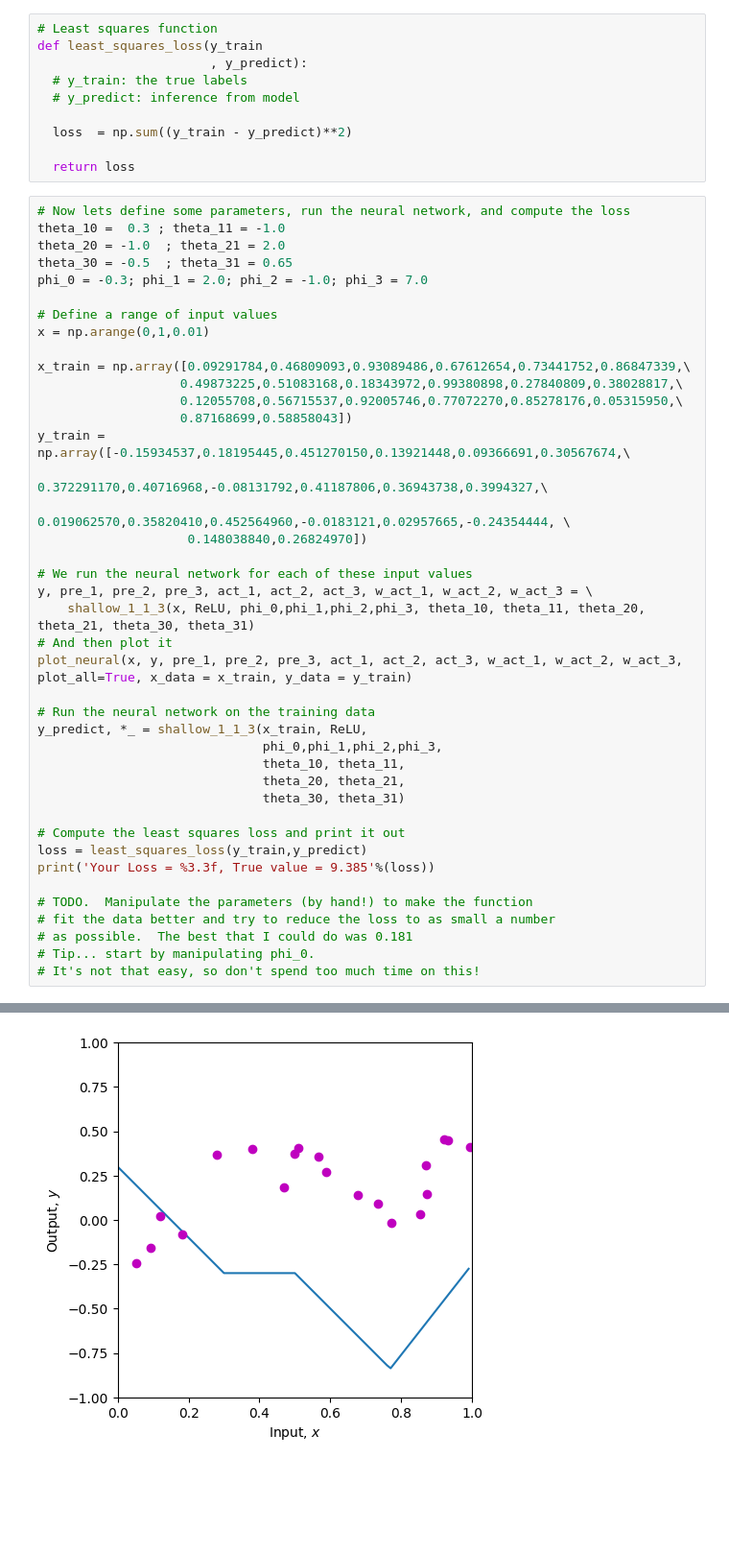
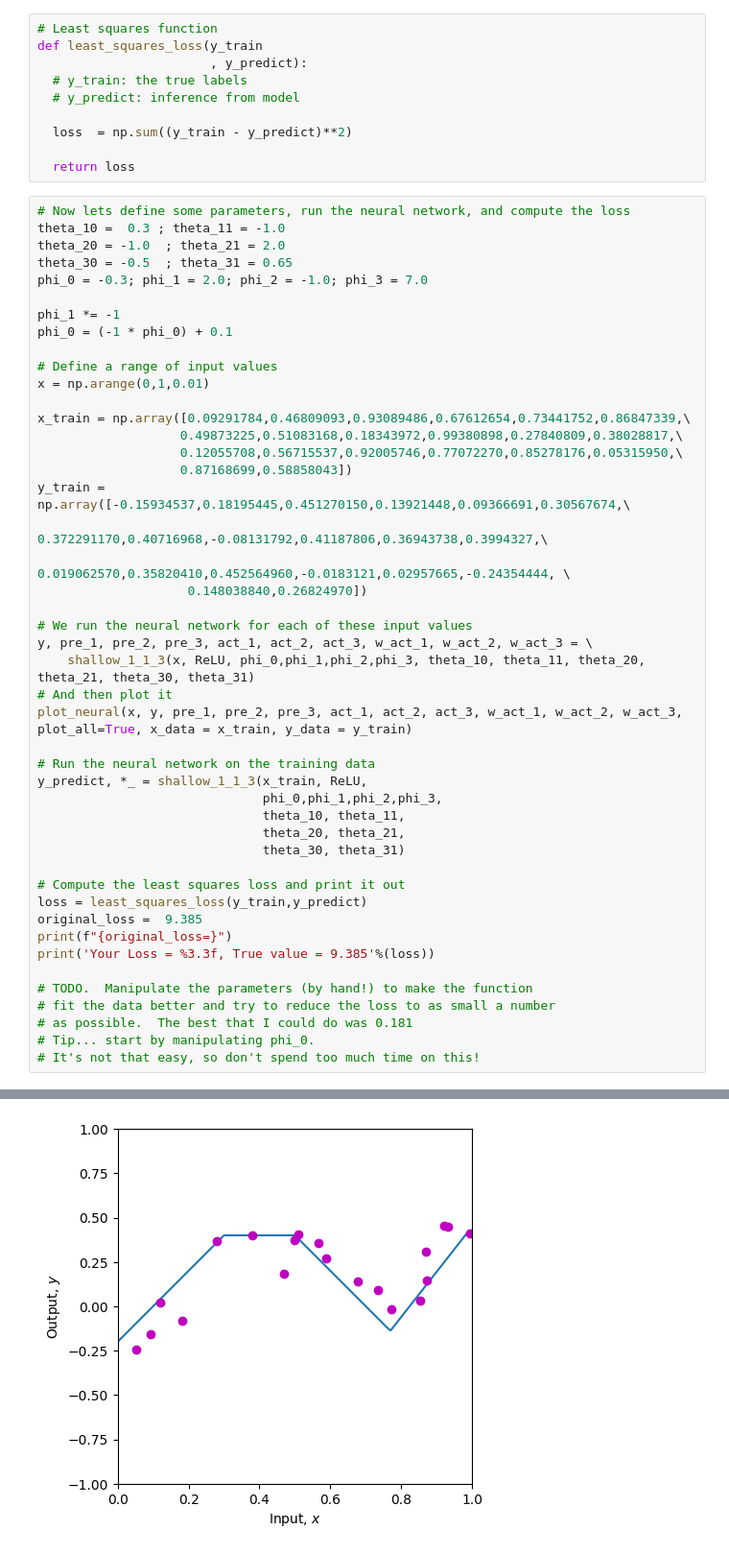
Before and after one commit to ibarrien/deeplearning_prince, a Jupyter notebook: Notebooks/Chap03/3_1_Shallow_Networks_I.ipynb, the cells around one changed output, grey strips where cells are left out. Shown at 96% size. Saved outputs shown, nothing was run; the diff lists cells and outputs as text; blank space fills up the shorter version.

```diff
--- a/Notebooks/Chap03/3_1_Shallow_Networks_I.ipynb
+++ b/Notebooks/Chap03/3_1_Shallow_Networks_I.ipynb
@@ -196,6 +196,9 @@ theta_10 =  0.3 ; theta_11 = -1.0
 theta_20 = -1.0  ; theta_21 = 2.0
 theta_30 = -0.5  ; theta_31 = 0.65
 phi_0 = -0.3; phi_1 = 2.0; phi_2 = -1.0; phi_3 = 7.0
+
+phi_1 *= -1
+phi_0 = (-1 * phi_0) + 0.1
 
 # Define a range of input values
 x = np.arange(0,1,0.01)
@@ -224,6 +227,8 @@ y_predict, *_ = shallow_1_1_3(x_train, ReLU,
 
 # Compute the least squares loss and print it out
 loss = least_squares_loss(y_train,y_predict)
+original_loss =  9.385
+print(f"{original_loss=}")
 print('Your Loss = %3.3f, True value = 9.385'%(loss))
 
 # TODO.  Manipulate the parameters (by hand!) to make the function
@@ -236 +241 @@ print('Your Loss = %3.3f, True value = 9.385'%(loss))
-[figure, old version]
+[figure, new version]
```
Also changed, not shown: parts of 1 cell of this notebook.
